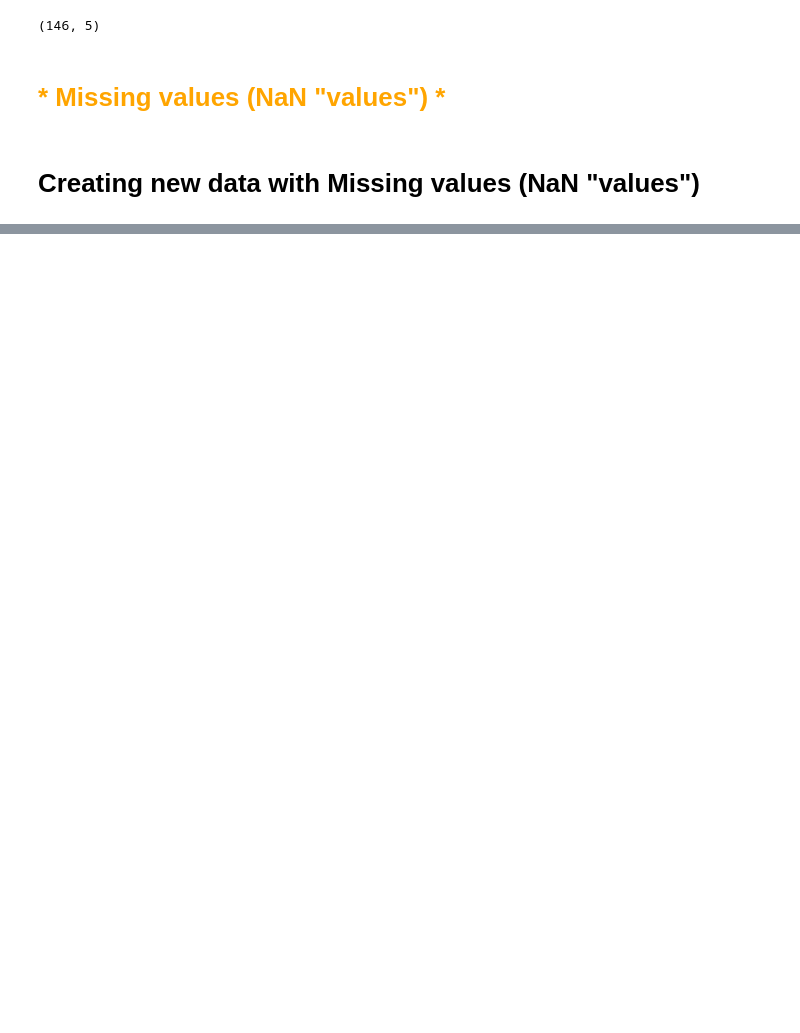
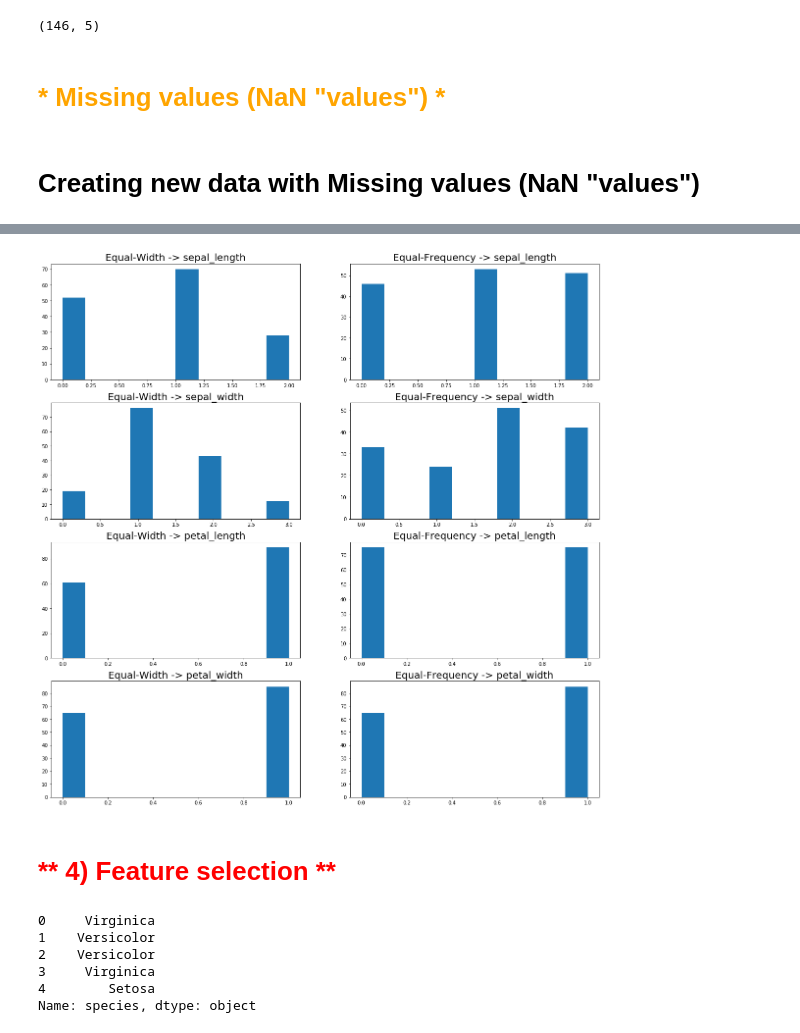
Before and after one commit to ceelch/Introduction_ML_2018_BCAM, a Jupyter notebook: Preprocessing_2019/JupyterNotebooks/Preproccesing_Iris_Data_Cesar.ipynb, the cells around one changed output, grey strips where cells are left out. Drawn from its saved outputs; the diff is of its cells as text; code cells hidden in the pictures; blank space fills up the shorter version.

```diff
--- a/Preprocessing_2019/JupyterNotebooks/Preproccesing_Iris_Data_Cesar.ipynb
+++ b/Preprocessing_2019/JupyterNotebooks/Preproccesing_Iris_Data_Cesar.ipynb
@@ -267,0 +446,4 @@ plt.show()
+# %%
+#X3 = data3.iloc[:, :-1].values
+#X3 = data3[['sepal_length','sepal_width', 'petal_length', 'petal_width']].values
+X3 = data3[['sepal_length','sepal_width', 'petal_length', 'petal_width']]
@@ -267,0 +473,8 @@ plt.show()
+# %%
+# transform the dataset with KBinsDiscretizer
+from sklearn.preprocessing import KBinsDiscretizer
+
+enc1 = KBinsDiscretizer(n_bins=[3, 4, 2, 2], encode='ordinal', strategy='uniform')
+enc1.fit(X3)
+
+X_binned_EW = enc1.transform(X3)
@@ -267,0 +503,8 @@ plt.show()
+# %%
+# transform the dataset with KBinsDiscretizer
+from sklearn.preprocessing import KBinsDiscretizer
+
+enc2 = KBinsDiscretizer(n_bins=[3, 4, 2, 2], encode='ordinal', strategy = 'quantile')
+enc2.fit(X3)
+
+X_binned_EF = enc2.transform(X3)
@@ -267,0 +531,43 @@ plt.show()
+# %%
+fig =plt.figure(figsize=(20, 20))
+
+plt.subplot(421)
+plt.hist(X_binned_EW[:,0])
+
+#plt.xlabel('xlabel',fontsize=22)
+#plt.ylabel('ylabel',fontsize=22)
+plt.title('Equal-Width -> sepal_length',fontsize=20)
+
+plt.subplot(422)
+plt.hist(X_binned_EF[:,0])
+plt.title('Equal-Frequency -> sepal_length',fontsize=20)
+
+plt.subplot(423)
+plt.hist(X_binned_EW[:,1])
+plt.title('Equal-Width -> sepal_width',fontsize=20)
+
+plt.subplot(424)
+plt.hist(X_binned_EF[:,1])
+plt.title('Equal-Frequency -> sepal_width',fontsize=20)
+
+plt.subplot(425)
+plt.hist(X_binned_EW[:,2])
+plt.title('Equal-Width -> petal_length',fontsize=20)
+
+plt.subplot(426)
+plt.hist(X_binned_EF[:,2])
+plt.title('Equal-Frequency -> petal_length',fontsize=20)
+
+plt.subplot(427)
+plt.hist(X_binned_EW[:,3])
+plt.title('Equal-Width -> petal_width',fontsize=20)
+
+plt.subplot(428)
+plt.hist(X_binned_EF[:,3])
+plt.title('Equal-Frequency -> petal_width',fontsize=20)
+
+plt.show()
+# %% [output]
+[figure, added]
+# %% [markdown]
+# <font color='red'> ** 4) Feature selection **  </font>
@@ -267,0 +579,9 @@ plt.show()
+# %%
+y4.head(5)
+# %% [output]
+0     Virginica
+1    Versicolor
+2    Versicolor
+3     Virginica
+4        Setosa
+Name: species, dtype: object
```
Also changed, not shown: parts of 70 cells of this notebook, 3 other files.
